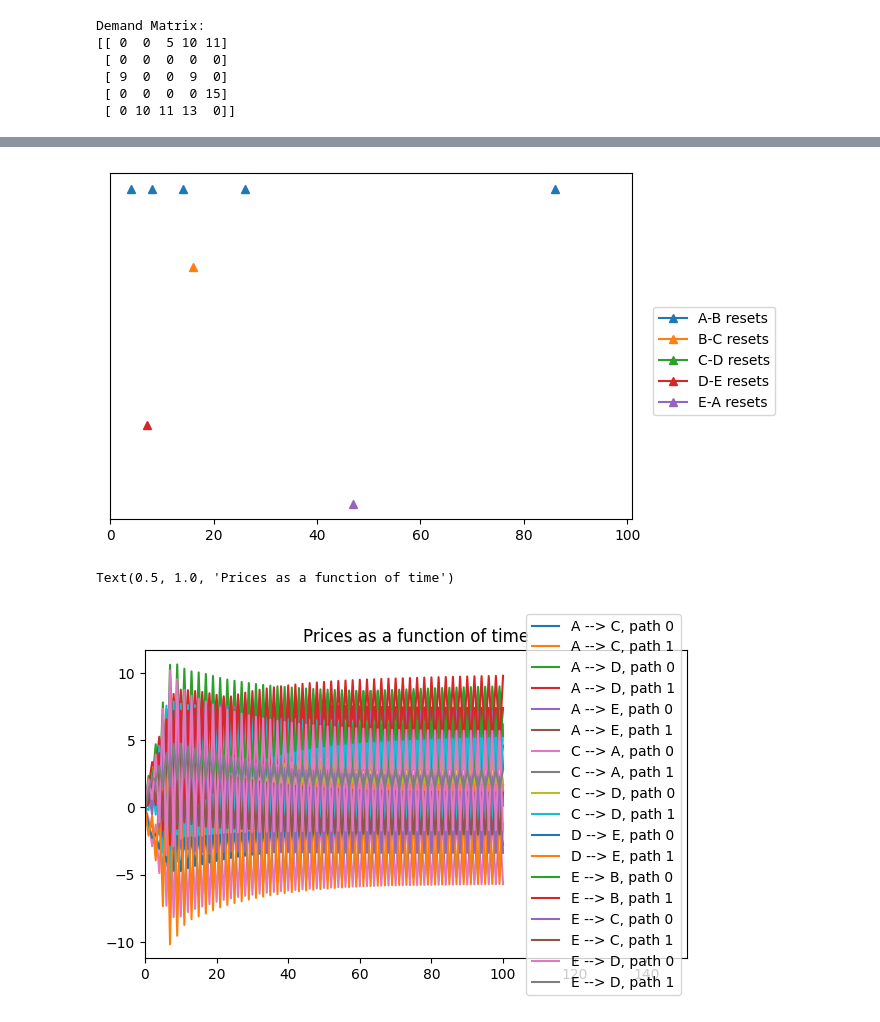
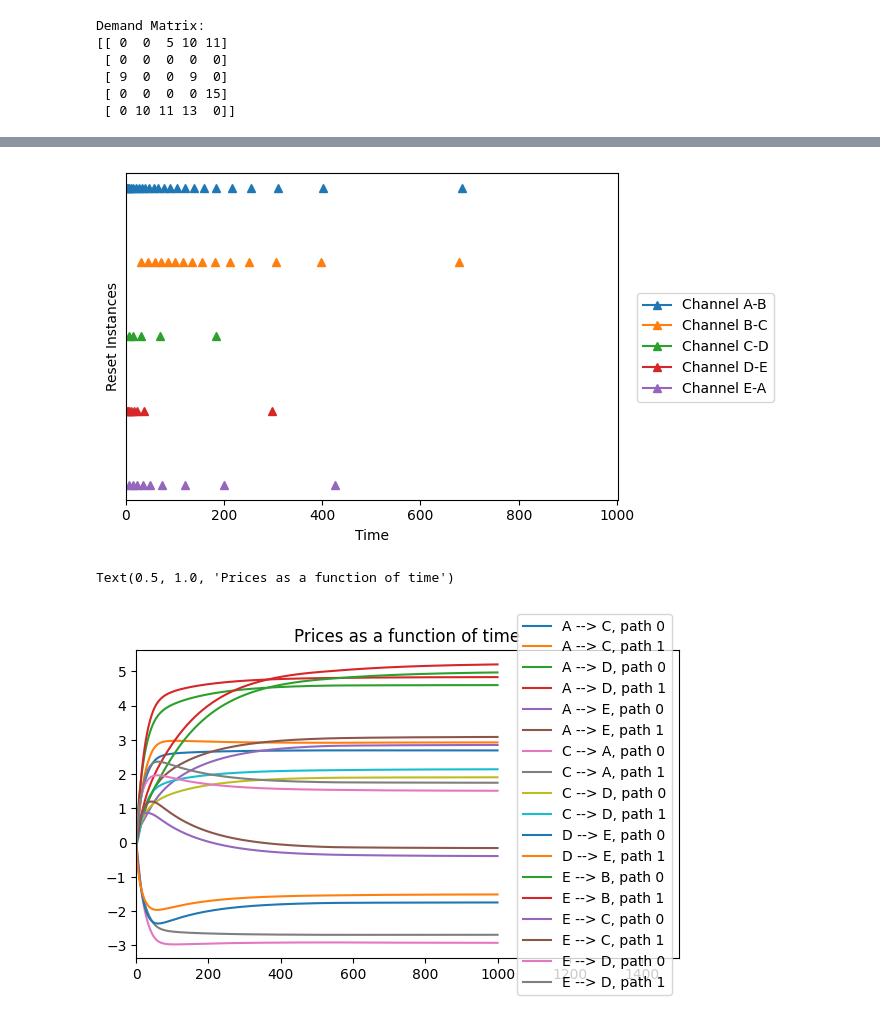
Before and after one commit to surya-sankagiri/payment-channel-networks, a Jupyter notebook: DEBT_control_fivenode_network.ipynb, the cells around one changed output, grey strips where cells are left out. Cells and saved outputs as stored; diff of their text form; code cells hidden in the pictures.

```diff
--- a/DEBT_control_fivenode_network.ipynb
+++ b/DEBT_control_fivenode_network.ipynb
@@ -54,14 +54,14 @@ Demand Matrix:
  [ 0 10 11 13  0]]
 # %%
 price_params = dict()
-price_params["stepsize"] = 0.1
+price_params["stepsize"] = 0.01
 price_params["threshold"] = 5*np.ones((n,n))
 price_params["sensitivity"] = 1*np.ones((n,n)) # regularizer coefficient
 # %%
 # initialize the PCN and the protocol
 myPCN = DEBT_Control_Protocol(params, demand_params, price_params)
 # loop for T time steps
-T = 101
+T = 1001
 # %%
 # create arrays to store flows and prices
 flows_data = dict()
@@ -104,18 +106,20 @@ plt.savefig("flows_large_step.pdf")
 # %%
 # replace all zeros with nan in reset_data
 reset_data[reset_data == 0] = np.nan
 reset_data
 plt.figure(figsize=(7,4))
 for i in range(n):
-    plt.plot(reset_data[:,i, (i+1)%n]*(5-i), label = alphabets[i] + "-" + alphabets[(i+1)%n] + " resets", linestyle=None, marker='^')
+    plt.plot(reset_data[:,i, (i+1)%n]*(5-i), label = "Channel " + alphabets[i] + "-" + alphabets[(i+1)%n], linestyle=None, marker='^')
     # remove ticks on y-axis
 plt.yticks([])
 plt.legend(loc=(1.04, 0.3))
 plt.xlim([0, T])
+plt.xlabel("Time")
+plt.ylabel("Reset Instances")
 plt.tight_layout()
-plt.savefig("resets_large_step.pdf")
+plt.savefig("resets_small_step.pdf")
 # %% [output]
-[figure, old version]
+[figure, new version]
 # %%
 plt.figure(figsize=(7,4))
 for i in range(n):
@@ -128,4 +132,4 @@ plt.xlim([0, 1.5*T])
 plt.title("Prices as a function of time")
 # %% [output]
 Text(0.5, 1.0, 'Prices as a function of time')
-[figure, old version]
+[figure, new version]
```
Also changed, not shown: parts of 1 cell of this notebook, 7 other files.
